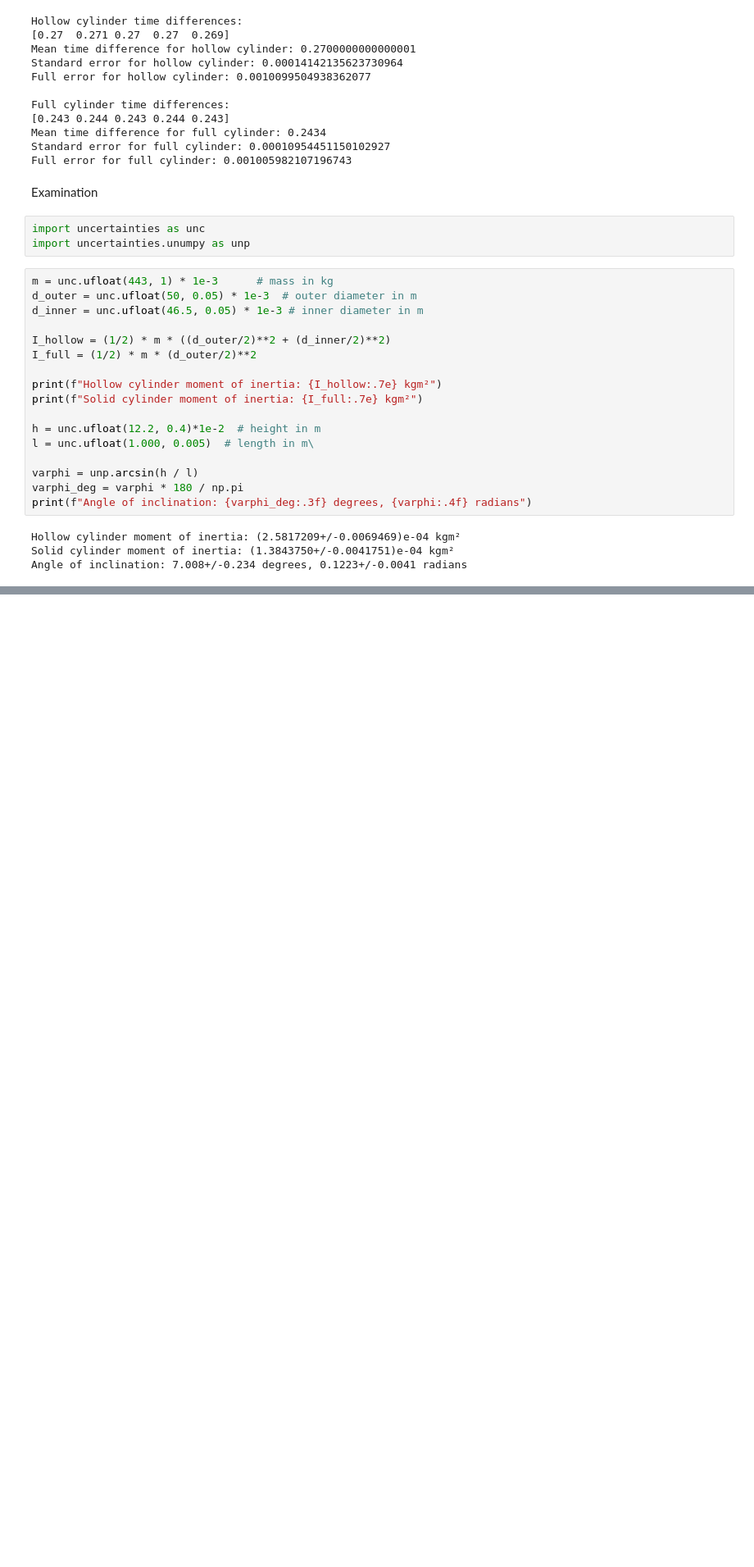
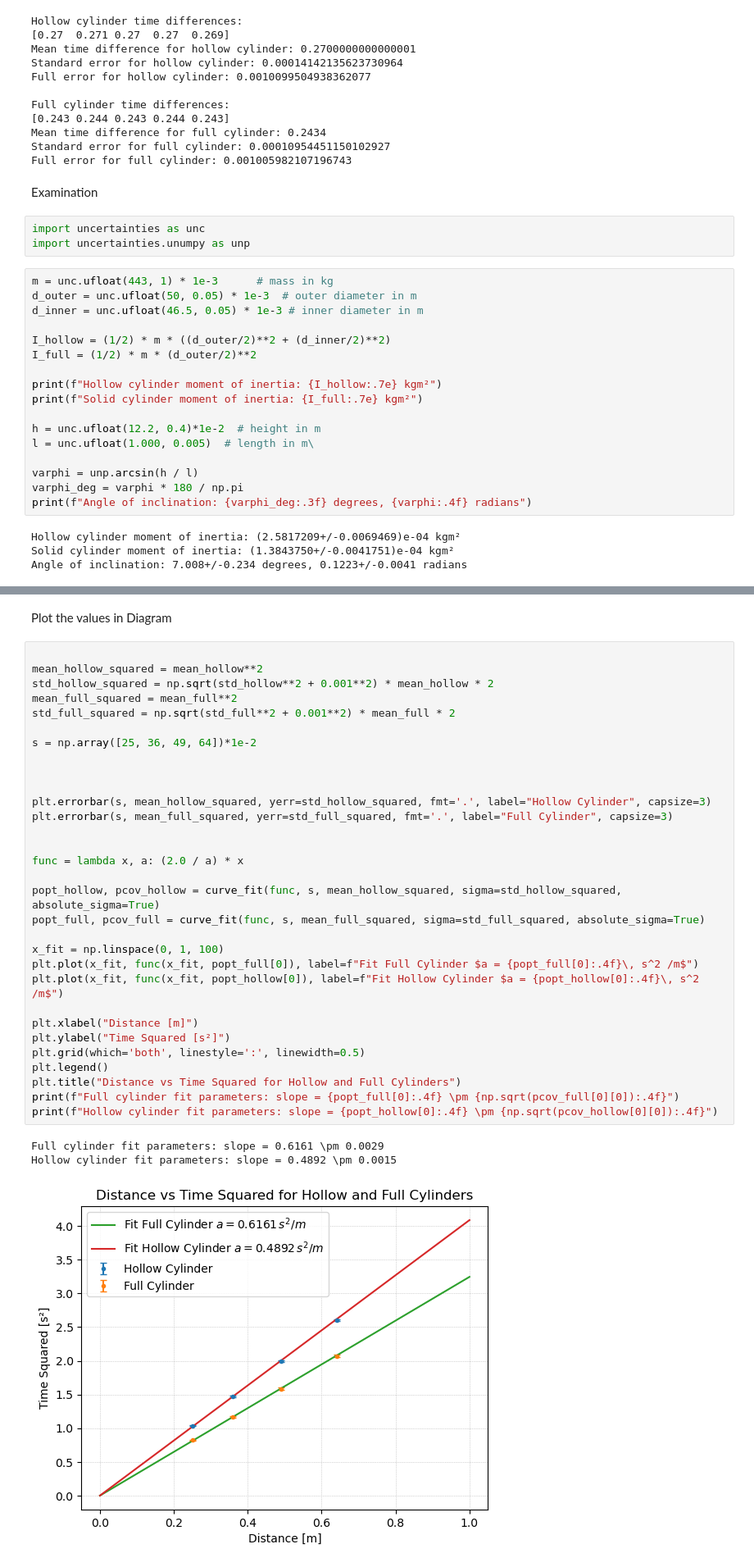
Before and after one commit to IchKaueHolz/PAP1, a Jupyter notebook: Versuch 15/Auswertung/code/V15.ipynb, the cells around one changed output, grey strips where cells are left out. Shown at 82% size. Saved outputs shown, nothing was run; the diff lists cells and outputs as text; blank space fills up the shorter version.

Commit message:
created plots and fits' '

```diff
--- a/Versuch 15/Auswertung/code/V15.ipynb
+++ b/Versuch 15/Auswertung/code/V15.ipynb
@@ -157,0 +168,37 @@ Angle of inclination: 7.008+/-0.234 degrees, 0.1223+/-0.0041 radians
+# %% [markdown]
+Plot the values in Diagram
+# %%
+
+mean_hollow_squared = mean_hollow**2
+std_hollow_squared = np.sqrt(std_hollow**2 + 0.001**2) * mean_hollow * 2
+mean_full_squared = mean_full**2
+std_full_squared = np.sqrt(std_full**2 + 0.001**2) * mean_full * 2
+
+s = np.array([25, 36, 49, 64])*1e-2
+
+
+
+plt.errorbar(s, mean_hollow_squared, yerr=std_hollow_squared, fmt='.', label="Hollow Cylinder", capsize=3)
+plt.errorbar(s, mean_full_squared, yerr=std_full_squared, fmt='.', label="Full Cylinder", capsize=3)
+
+
+func = lambda x, a: (2.0 / a) * x
+
+popt_hollow, pcov_hollow = curve_fit(func, s, mean_hollow_squared, sigma=std_hollow_squared, absolute_sigma=True)
+popt_full, pcov_full = curve_fit(func, s, mean_full_squared, sigma=std_full_squared, absolute_sigma=True)
+
+x_fit = np.linspace(0, 1, 100)
+plt.plot(x_fit, func(x_fit, popt_full[0]), label=f"Fit Full Cylinder $a = {popt_full[0]:.4f}\, s^2 /m$")
+plt.plot(x_fit, func(x_fit, popt_hollow[0]), label=f"Fit Hollow Cylinder $a = {popt_hollow[0]:.4f}\, s^2 /m$")
+
+plt.xlabel("Distance [m]")
+plt.ylabel("Time Squared [s²]")
+plt.grid(which='both', linestyle=':', linewidth=0.5)
+plt.legend()
+plt.title("Distance vs Time Squared for Hollow and Full Cylinders")
+print(f"Full cylinder fit parameters: slope = {popt_full[0]:.4f} \pm {np.sqrt(pcov_full[0][0]):.4f}")
+print(f"Hollow cylinder fit parameters: slope = {popt_hollow[0]:.4f} \pm {np.sqrt(pcov_hollow[0][0]):.4f}")
+# %% [output]
+Full cylinder fit parameters: slope = 0.6161 \pm 0.0029
+Hollow cylinder fit parameters: slope = 0.4892 \pm 0.0015
+[figure, added]
```
Also changed, not shown: parts of 3 cells of this notebook, 2 other files.
